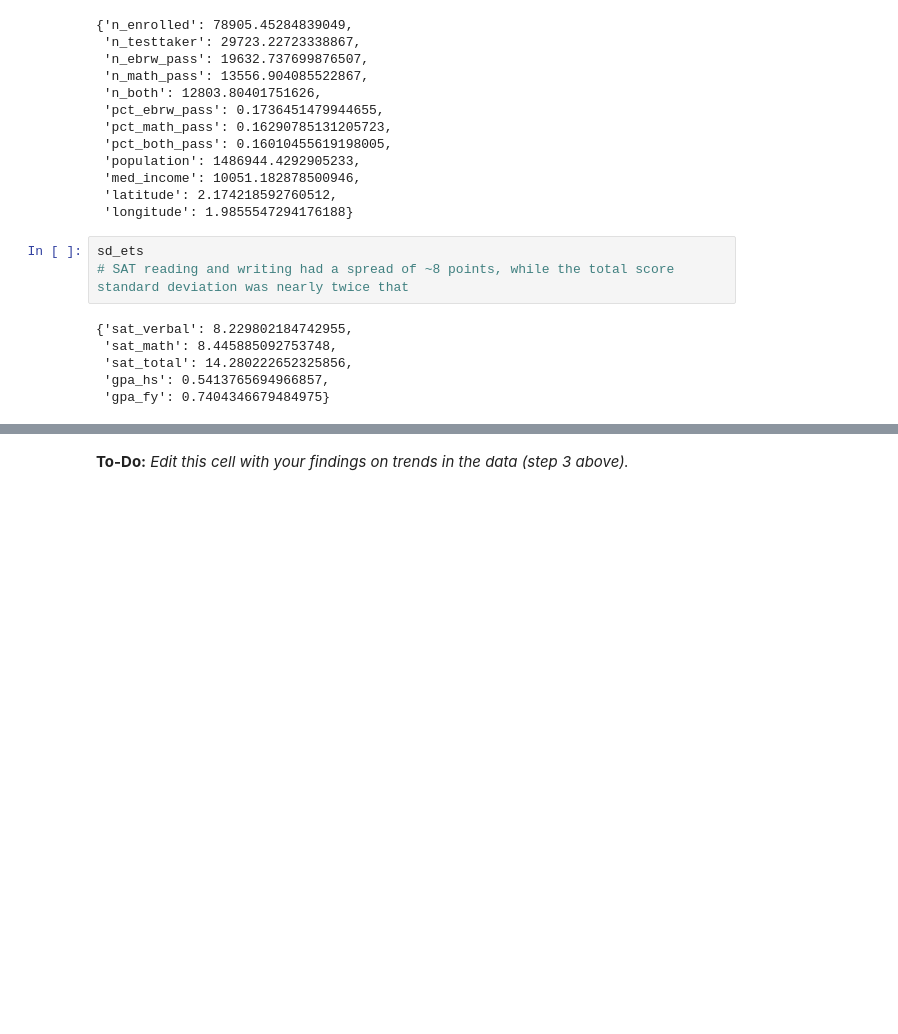
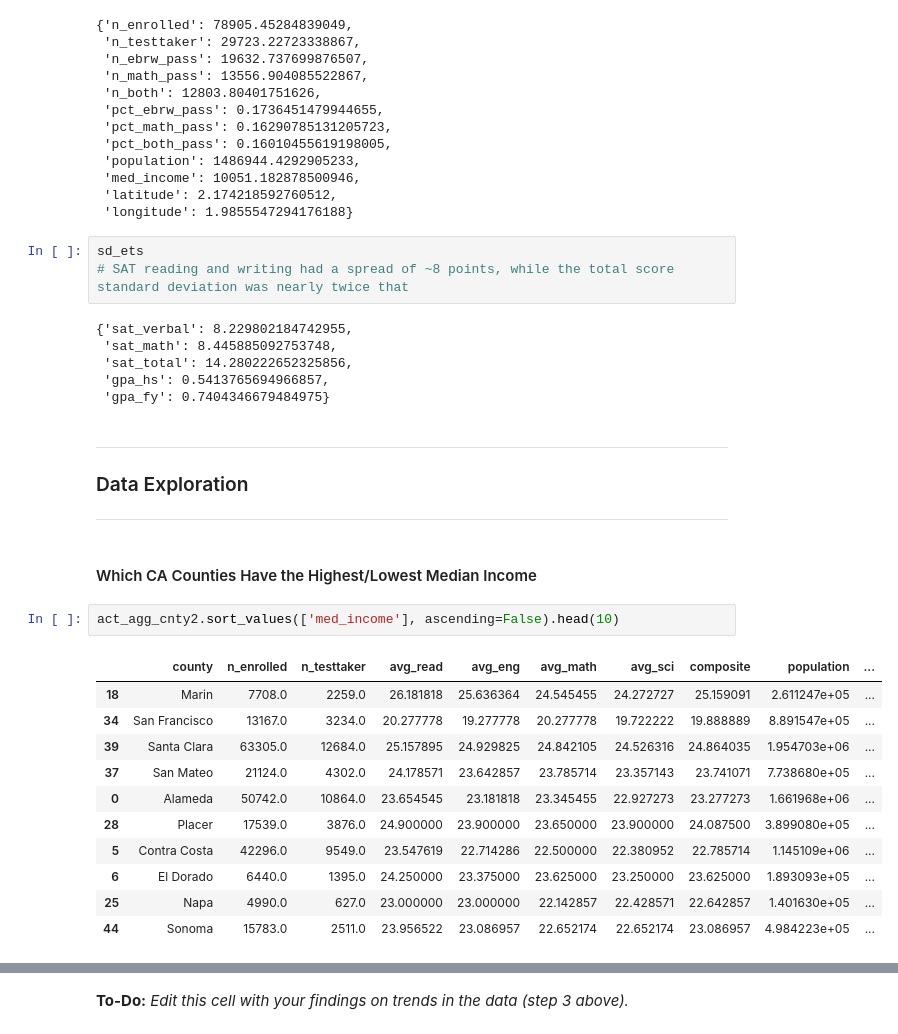
Before and after one commit to farahmalik11/project-1, a Jupyter notebook: code/starter-code.ipynb, the cells around one changed output, grey strips where cells are left out. Saved outputs shown, nothing was run; the diff lists cells and outputs as text; blank space fills up the shorter version.

```diff
--- a/code/starter-code.ipynb
+++ b/code/starter-code.ipynb
@@ -1462,3 +1466,23 @@ sd_ets
  'sat_total': 14.280222652325856,
  'gpa_hs': 0.5413765694966857,
  'gpa_fy': 0.7404346679484975}
+# %% [markdown]
+---
+### Data Exploration
+---
+# %% [markdown]
+#### Which CA Counties Have the Highest/Lowest Median Income
+# %%
+act_agg_cnty2.sort_values(['med_income'], ascending=False).head(10)
+# %% [output]
+|  | county | n_enrolled | n_testtaker | avg_read | avg_eng | avg_math | avg_sci | composite | population | ... |
+| 18 | Marin | 7708.0 | 2259.0 | 26.181818 | 25.636364 | 24.545455 | 24.272727 | 25.159091 | 2.611247e+05 | ... |
+| 34 | San Francisco | 13167.0 | 3234.0 | 20.277778 | 19.277778 | 20.277778 | 19.722222 | 19.888889 | 8.891547e+05 | ... |
+| 39 | Santa Clara | 63305.0 | 12684.0 | 25.157895 | 24.929825 | 24.842105 | 24.526316 | 24.864035 | 1.954703e+06 | ... |
+| 37 | San Mateo | 21124.0 | 4302.0 | 24.178571 | 23.642857 | 23.785714 | 23.357143 | 23.741071 | 7.738680e+05 | ... |
+| 0 | Alameda | 50742.0 | 10864.0 | 23.654545 | 23.181818 | 23.345455 | 22.927273 | 23.277273 | 1.661968e+06 | ... |
+| 28 | Placer | 17539.0 | 3876.0 | 24.900000 | 23.900000 | 23.650000 | 23.900000 | 24.087500 | 3.899080e+05 | ... |
+| 5 | Contra Costa | 42296.0 | 9549.0 | 23.547619 | 22.714286 | 22.500000 | 22.380952 | 22.785714 | 1.145109e+06 | ... |
+| 6 | El Dorado | 6440.0 | 1395.0 | 24.250000 | 23.375000 | 23.625000 | 23.250000 | 23.625000 | 1.893093e+05 | ... |
+| 25 | Napa | 4990.0 | 627.0 | 23.000000 | 23.000000 | 22.142857 | 22.428571 | 22.642857 | 1.401630e+05 | ... |
+| 44 | Sonoma | 15783.0 | 2511.0 | 23.956522 | 23.086957 | 22.652174 | 22.652174 | 23.086957 | 4.984223e+05 | ... |
```
Also changed, not shown: parts of 17 cells of this notebook.
